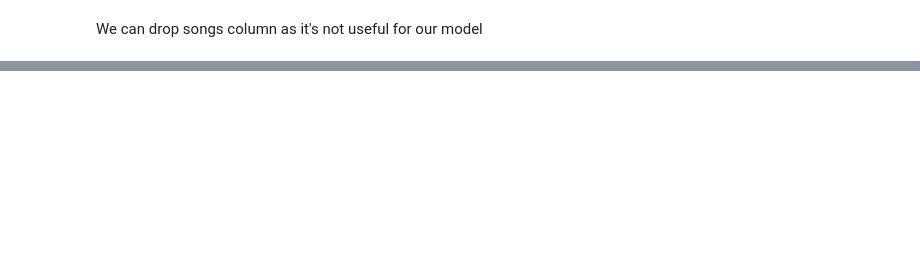
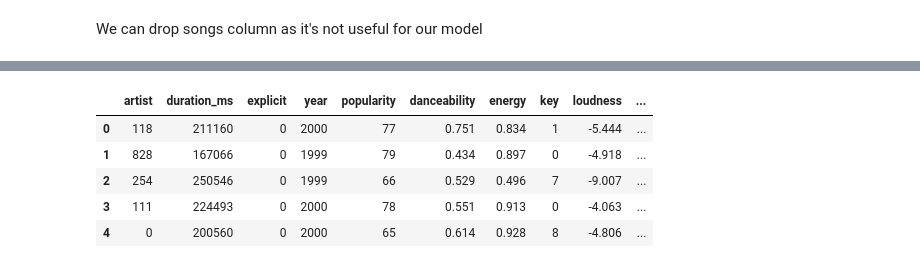
Before and after one commit to MukhammadSobirov/genre_and_popularity_prediction_model, a Jupyter notebook: music_problem.ipynb, the cells around one changed output, grey strips where cells are left out. Drawn from its saved outputs; the diff is of its cells as text; code cells hidden in the pictures; blank space fills up the shorter version.

```diff
--- a/music_problem.ipynb
+++ b/music_problem.ipynb
@@ -171,0 +259,4 @@ plt.scatter(df['genre'], df['popularity'])
+# %%
+df_1 = pd.read_csv('music.csv')
+
+df_1.head()
@@ -171,0 +270,16 @@ plt.scatter(df['genre'], df['popularity'])
+# %%
+
+le = LabelEncoder()
+
+df_1['artist'] = le.fit_transform(df_1['artist'])
+df_1['explicit'] = le.fit_transform(df_1['explicit'])
+df_1 = df_1.drop(['song'], axis=1)
+
+df_1.head()
+# %% [output]
+|  | artist | duration_ms | explicit | year | popularity | danceability | energy | key | loudness | ... |
+| 0 | 118 | 211160 | 0 | 2000 | 77 | 0.751 | 0.834 | 1 | -5.444 | ... |
+| 1 | 828 | 167066 | 0 | 1999 | 79 | 0.434 | 0.897 | 0 | -4.918 | ... |
+| 2 | 254 | 250546 | 0 | 1999 | 66 | 0.529 | 0.496 | 7 | -9.007 | ... |
+| 3 | 111 | 224493 | 0 | 2000 | 78 | 0.551 | 0.913 | 0 | -4.063 | ... |
+| 4 | 0 | 200560 | 0 | 2000 | 65 | 0.614 | 0.928 | 8 | -4.806 | ... |
```
Also changed, not shown: parts of 18 cells of this notebook.
